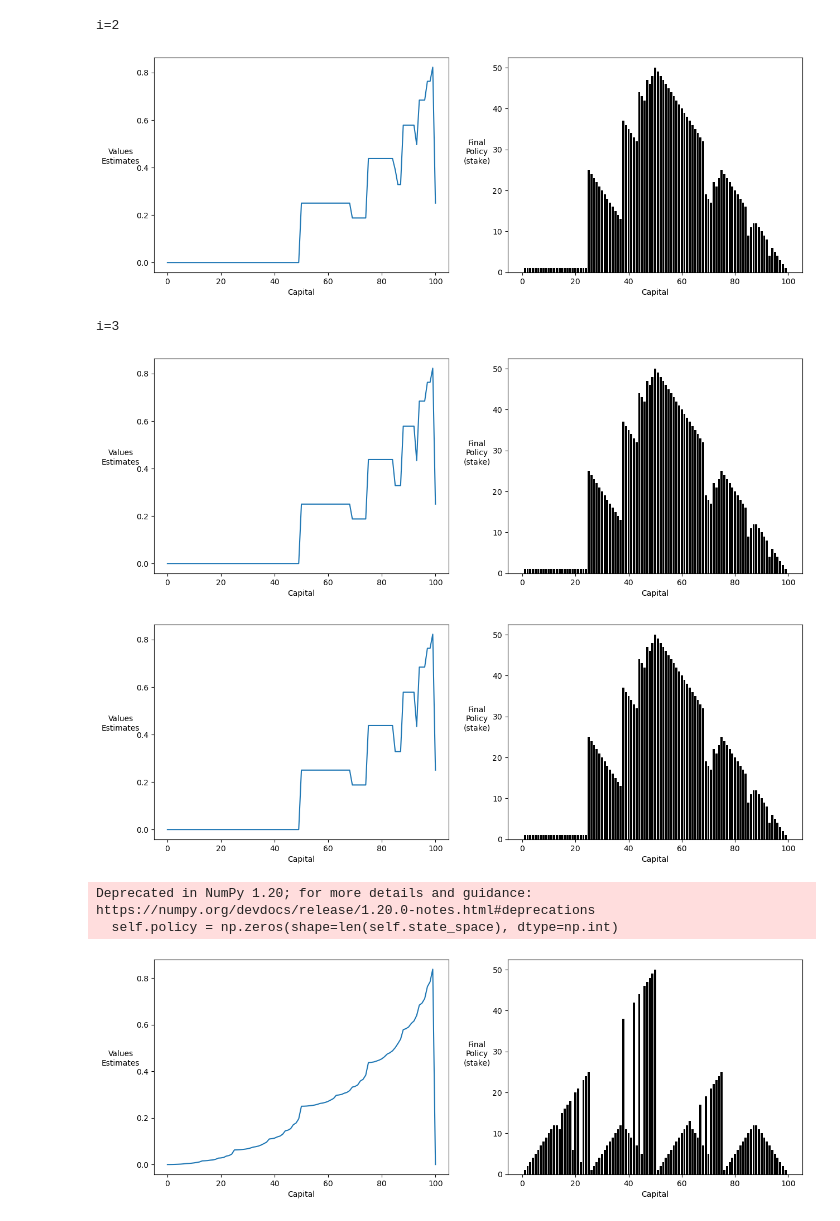
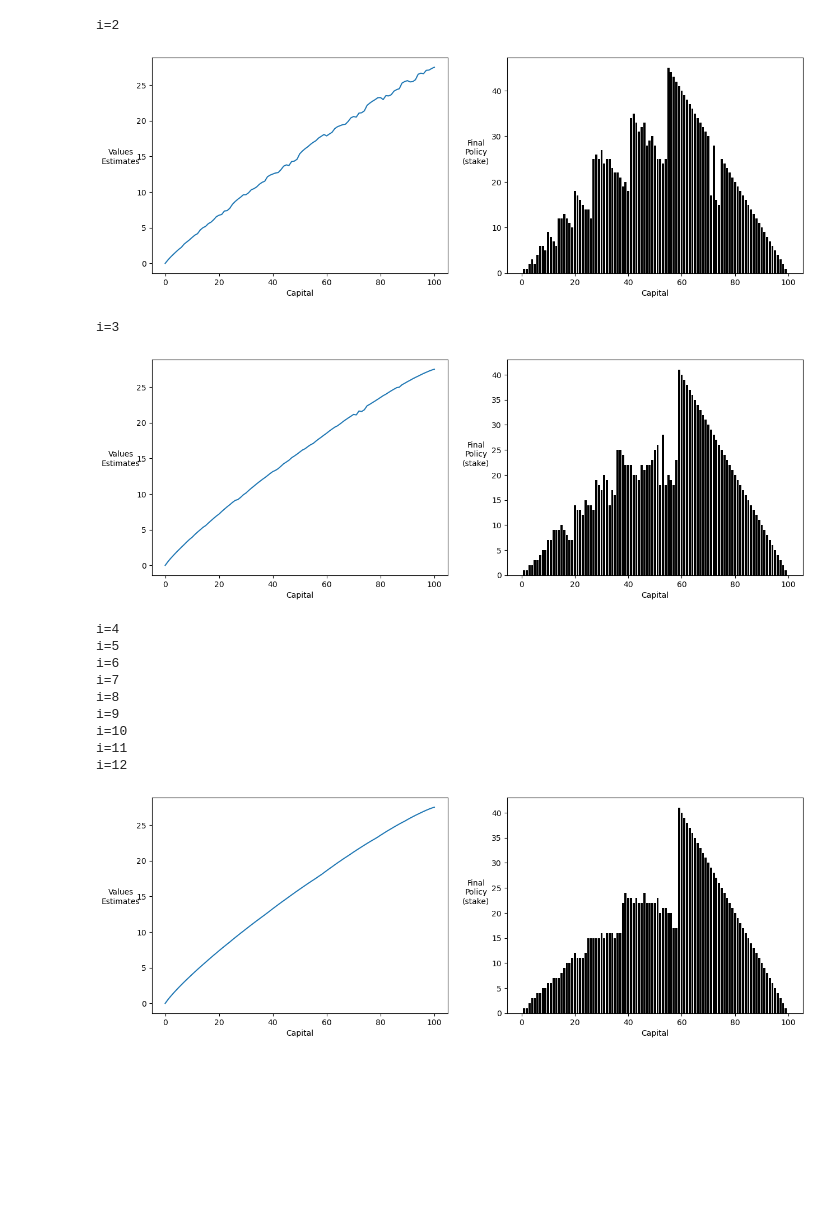
Before and after one commit to NathanZorndorf/reinforcement-learning-barto-sutton, a Jupyter notebook: chapter-4/gamblers-problem.ipynb, the cells around one changed output. Cells and saved outputs as stored; diff of their text form; code cells hidden in the pictures; blank space fills up the shorter version.

```diff
--- a/chapter-4/gamblers-problem.ipynb
+++ b/chapter-4/gamblers-problem.ipynb
@@ -83,10 +83,10 @@ class GamblersProblem:
         expectation = 0
         for dynamics in self.get_dynamics(state, action):
             p, r, v = dynamics
-            expectation += p * (r + discount * v)
+            expectation += np.round(p * (r + discount * v), 10)
         return expectation
 
-    def policy_evaluation(self, steps=1, in_place=True):
+    def policy_evaluation(self, steps=1, in_place=False):
         '''
         Returns
 
@@ -96,8 +96,7 @@ class GamblersProblem:
         # number of sweeps
         for k in range(steps):
             # cache old values if not in place
-            values = self.state_value if in_place else np.empty_like(
-                self.state_value)
+            values = self.state_value if in_place else np.empty_like(self.state_value)
             # loop through states
             for state in self.state_space:
                 # apply bellman expectation equation to each state-action pair
@@ -149,7 +148,7 @@ class GamblersProblem:
             # pitn counter
             print(f'i={i}')
             # evaluate policy
-            self.policy_evaluation(steps=1) # updates self.state_value internally
+            value_function = self.policy_evaluation(steps=50) # updates self.state_value internally
             # improve policy
             policy_stable = self.policy_improvement() # updates self.policy internally
             # plot
@@ -169,22 +168,32 @@ class GamblersProblem:
         Returns
             Tuple([np.array, np.array]): Tuple of (value_function, policy)
         '''
+        # initialize value function
         self.state_value = np.zeros(WIN+1)
+        # while we haven't converged
         while True:
             delta = 0
+            # find best action for each state
             for state in self.state_space:
-                # find best action given state
-                A = np.zeros(WIN+1)
+                # initialize array to save values
+                action_values = np.zeros(WIN+1)
+                # loop through each action available for this state
                 for action in self.action_space(state):
-                    A[action] = self.bellman_expectation(state, action, discount=1)
-                best_value = np.max(A)
+                    # calculate expectation for state action pair and update action_values array
+                    action_values[action] = self.bellman_expectation(state, action, discount=1)
+                # taken the best action value across all actions for this state
+                best_value = np.max(action_values)
+                # figure out if we've converged
                 delta = max(delta, np.abs(best_value - self.state_value[state]))
+                # save best value to value function  for this state
                 self.state_value[state] = best_value
+            # check convergence condition
             if delta < theta:
                 break
 
         # Create a deterministic policy using the optimal value function
         self.policy = np.zeros(shape=len(self.state_space), dtype=np.int)
+        # discover best action for each state
         for state in range(1, WIN):
             # One step lookahead to find the best action for this state
             A = np.zeros(WIN+1)
@@ -194,6 +203,7 @@ class GamblersProblem:
             # Always take the best action
             self.policy[state] = np.argmax(A)
 
+        # return value function and policy
         return self.state_value, self.policy
 
     def render(self, values, policy):
@@ -212,15 +222,15 @@ class GamblersProblem:
 # %%
 # parameters
 WIN = 100
-P_H = 0.25
+P_H = 0.55
 
 # initialize environment
 env = GamblersProblem(p_h=P_H)
 
 # perform policy iteration
-# env.policy_iteration()
+env.policy_iteration()
 
 # perform value iteration
-value_function, policy = env.value_iteration()
-env.render(value_function, policy)
+# value_function, policy = env.value_iteration()
+# env.render(value_function, policy)
 # %% [output]
@@ -233,8 +243,14 @@ i=1
 i=2
-[figure, old version]
+[figure, new version]
 i=3
-[figure, old version]
+[figure, new version]
+i=4
+i=5
+i=6
+i=7
+i=8
+i=9
+i=10
+i=11
+i=12
-[figure, old version]
+[figure, new version]
-Deprecated in NumPy 1.20; for more details and guidance: https://numpy.org/devdocs/release/1.20.0-notes.html#deprecations
-  self.policy = np.zeros(shape=len(self.state_space), dtype=np.int)
-[figure, removed]
```
Also changed, not shown: parts of 1 cell of this notebook.
